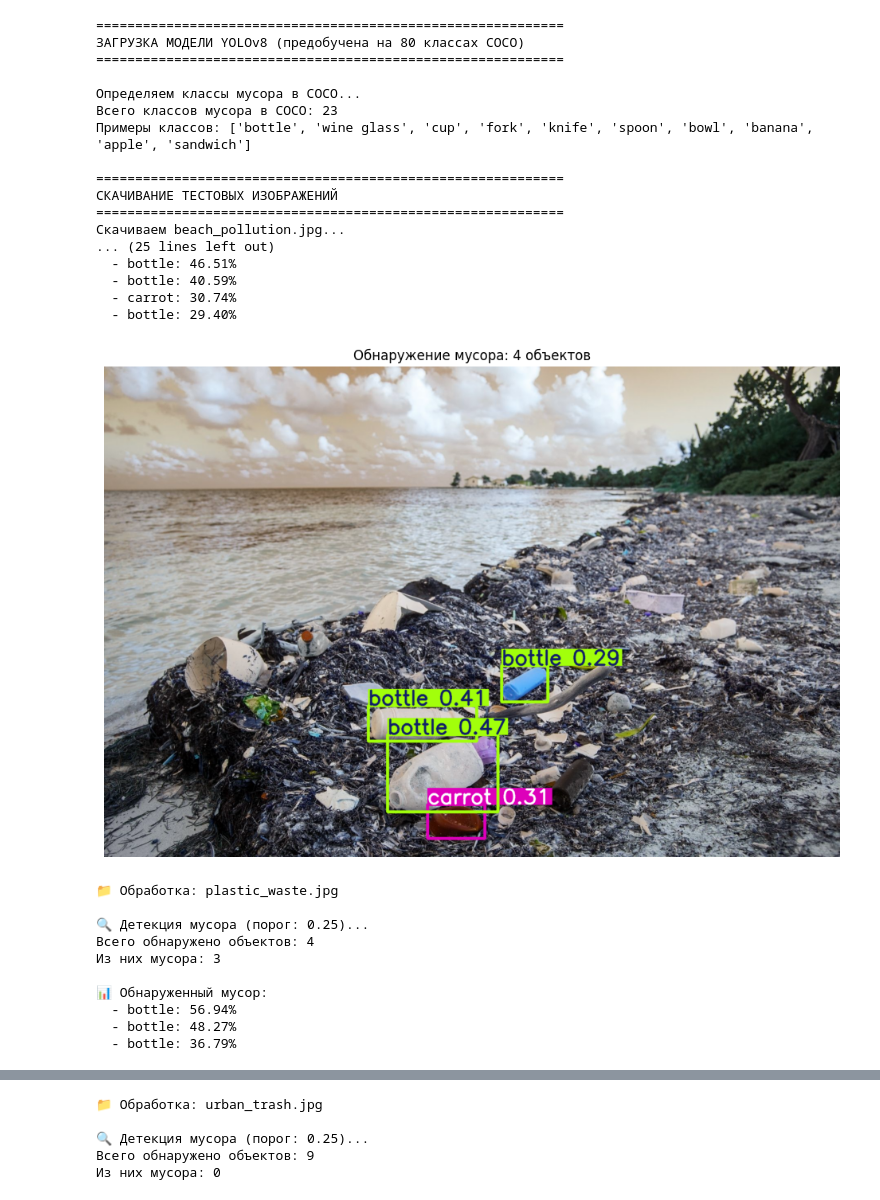
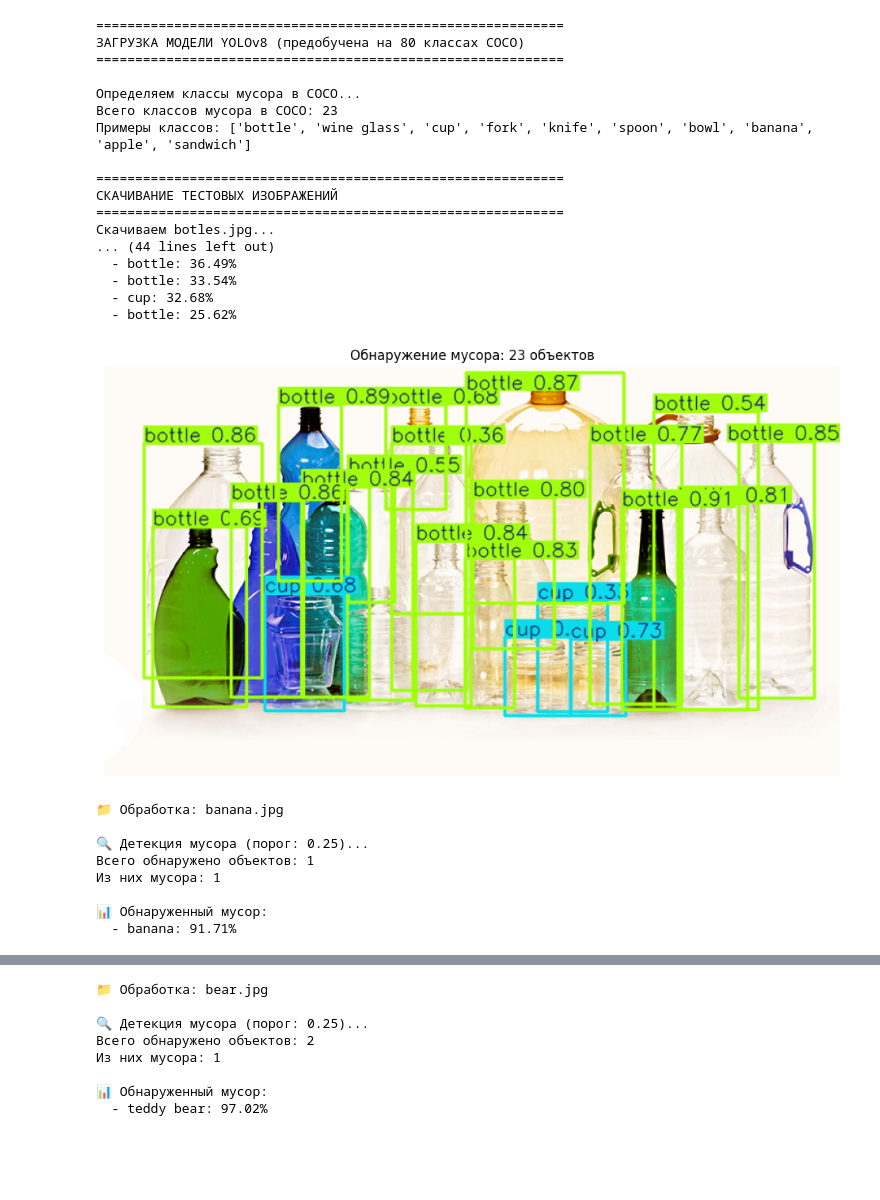
Before and after one commit to IvanYakov200/waste_detection_project, a Jupyter notebook: model.ipynb, the cells around one changed output, grey strips where cells are left out. Drawn from its saved outputs; the diff is of its cells as text; code cells hidden in the pictures; blank space fills up the shorter version.

Commit message:
Использование корректных тестовых данных с мусором. Добавлена картинка presentation_pic в README как пример работы программы. Добавлено упоминание о тестовом изображении pic_for_test

```diff
--- a/model.ipynb
+++ b/model.ipynb
@@ -133,12 +135,19 @@ def download_test_images():
     #     "park_waste.jpg": "https://images.unsplash.com/photo-1513475382585-d06e58bcb0e0",
     #     "ocean_plastic.jpg": "https://images.unsplash.com/photo-1562077982-8922-7efc4ef10c8e"
     # }
-        "beach_pollution.jpg": "https://cleanwater.org/sites/default/files/images/actions/RI_plastic%20on%20beach_canva.jpg",
-        "plastic_waste.jpg": "https://www.advancedsciencenews.com/wp-content/uploads/2019/01/plastic-3151246_1920.jpg",
-        "urban_trash.jpg": "https://api.brusselstimes.com/wp-content/uploads/2022/10/328d6ac6-belgaimage-43248569-1024x768.jpeg",
-        "river_pollution.jpg": "https://images.squarespace-cdn.com/content/v1/65272e44bd4f9022f58884d2/b58dbcb1-6818-4a7b-b0f0-d13c40d0c09b/Most-Polluted-Rivers-in-the-World.jpg",
-        "park_waste.jpg": "https://s.hdnux.com/photos/34/77/76/7602051/6/rawImage.jpg",
-        "ocean_plastic.jpg": "https://hakaimagazine.com/wp-content/uploads/header-plastic-cleanup-conundrum.jpg"
+    #     "beach_pollution.jpg": "https://cleanwater.org/sites/default/files/images/actions/RI_plastic%20on%20beach_canva.jpg",
+    #     "plastic_waste.jpg": "https://www.advancedsciencenews.com/wp-content/uploads/2019/01/plastic-3151246_1920.jpg",
+    #     "urban_trash.jpg": "https://api.brusselstimes.com/wp-content/uploads/2022/10/328d6ac6-belgaimage-43248569-1024x768.jpeg",
+    #     "river_pollution.jpg": "https://images.squarespace-cdn.com/content/v1/65272e44bd4f9022f58884d2/b58dbcb1-6818-4a7b-b0f0-d13c40d0c09b/Most-Polluted-Rivers-in-the-World.jpg",
+    #     "park_waste.jpg": "https://s.hdnux.com/photos/34/77/76/7602051/6/rawImage.jpg",
+    #     "ocean_plastic.jpg": "https://hakaimagazine.com/wp-content/uploads/header-plastic-cleanup-conundrum.jpg"
+    # }
+        "botles.jpg": "https://pet-group.ru/img/b.img.png",
+        "banana.jpg": "https://www.m2-shop.ru/img/products_photos/111290737.jpg",
+        "bear.jpg": "https://verhnjaja-pyshma.loveflowers.ru/wp-content/uploads/2018/04/plyushevyy-mishka-bolshoy.jpg",
+        "river_pollution.jpg": "",
+        "park_waste.jpg": "",
+        "ocean_plastic.jpg": ""
     }
 
     downloaded = []
@@ -404,47 +413,45 @@ def batch_analyze_folder(folder_path, confidence=0.25):
 # print("\n" + "="*60)
 # print("СОХРАНЕНИЕ РЕЗУЛЬТАТОВ")
 # print("="*60)
 
 # # Создаем папку для сохранения
 # output_dir = Path("/content/waste_detection_output")
 # output_dir.mkdir(exist_ok=True)
 
 # # Сохраняем информацию о модели
 # model_info = f"""
 # # ИНФОРМАЦИЯ О МОДЕЛИ ОБНАРУЖЕНИЯ МУСОРА
 
 # Модель: YOLOv8n (предобучена на COCO)
 # Дата создания: {os.path.basename(output_dir)}
 # Классы мусора: {len(WASTE_CLASSES_COCO)}
 
 # ## Обнаруживаемые типы мусора:
 # {chr(10).join([f'- {cls}' for cls in WASTE_CLASSES_COCO.values()])}"""
 # %% [output]
 ============================================================
 ЗАГРУЗКА МОДЕЛИ YOLOv8 (предобучена на 80 классах COCO)
 ============================================================
 
 Определяем классы мусора в COCO...
 Всего классов мусора в COCO: 23
 Примеры классов: ['bottle', 'wine glass', 'cup', 'fork', 'knife', 'spoon', 'bowl', 'banana', 'apple', 'sandwich']
 
 ============================================================
 СКАЧИВАНИЕ ТЕСТОВЫХ ИЗОБРАЖЕНИЙ
 ============================================================
-Скачиваем beach_pollution.jpg...
-... (25 lines left out)
-  - bottle: 46.51%
-  - bottle: 40.59%
-  - carrot: 30.74%
-  - bottle: 29.40%
+Скачиваем botles.jpg...
+... (44 lines left out)
+  - bottle: 36.49%
+  - bottle: 33.54%
+  - cup: 32.68%
+  - bottle: 25.62%
-[figure, old version]
+[figure, new version]
-📁 Обработка: plastic_waste.jpg
+📁 Обработка: banana.jpg
 
 🔍 Детекция мусора (порог: 0.25)...
-Всего обнаружено объектов: 4
-Из них мусора: 3
+Всего обнаружено объектов: 1
+Из них мусора: 1
 
 📊 Обнаруженный мусор:
-  - bottle: 56.94%
-  - bottle: 48.27%
-  - bottle: 36.79%
+  - banana: 91.71%
@@ -452,5 +459,8 @@ def batch_analyze_folder(folder_path, confidence=0.25):
-📁 Обработка: urban_trash.jpg
+📁 Обработка: bear.jpg
 
 🔍 Детекция мусора (порог: 0.25)...
-Всего обнаружено объектов: 9
-Из них мусора: 0
+Всего обнаружено объектов: 2
+Из них мусора: 1
+
+📊 Обнаруженный мусор:
+  - teddy bear: 97.02%
```
Also changed, not shown: parts of 2 cells of this notebook, 14 other files.
